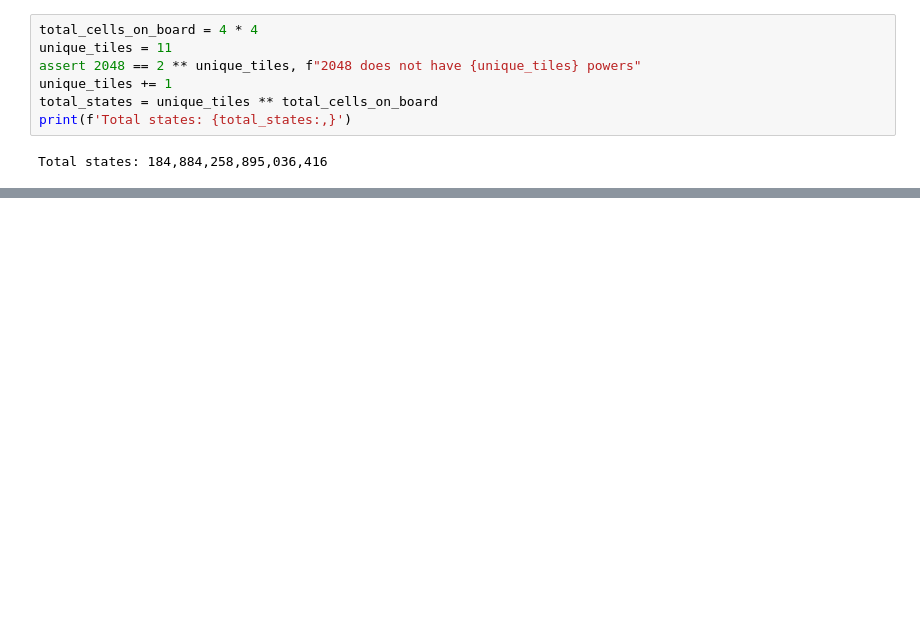
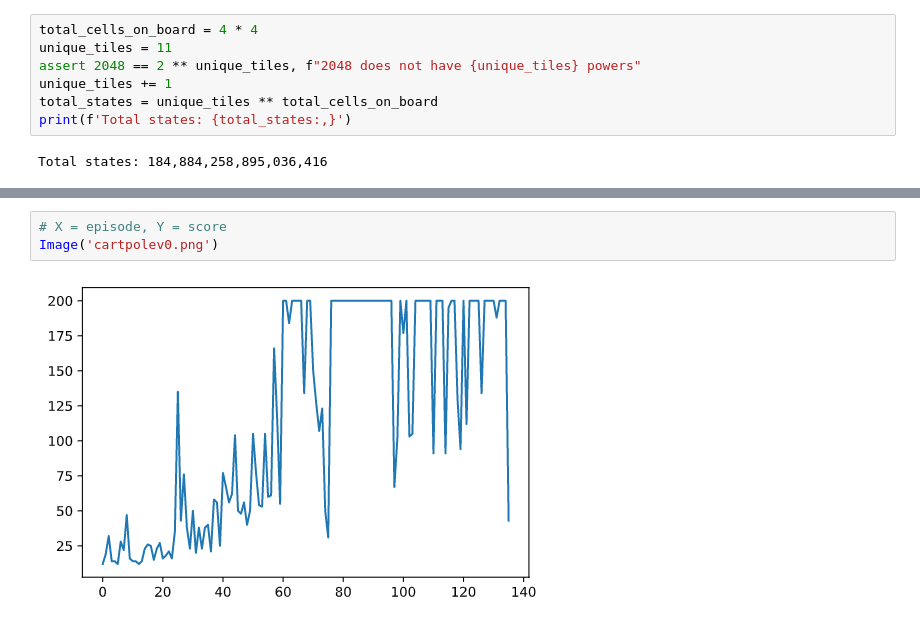
Before and after one commit to metalglove/Fontys-ADS, a Jupyter notebook: Assignments/RL/RL assignment.ipynb, the cells around one changed output, grey strips where cells are left out. Drawn from its saved outputs; the diff is of its cells as text; blank space fills up the shorter version.

```diff
--- a/Assignments/RL/RL assignment.ipynb
+++ b/Assignments/RL/RL assignment.ipynb
@@ -115,0 +54,5 @@ class DQN:
+# %%
+# X = episode, Y = score
+Image('cartpolev0.png')
+# %% [output]
+[figure, added]
```
Also changed, not shown: parts of 36 cells of this notebook, 15 other files.
